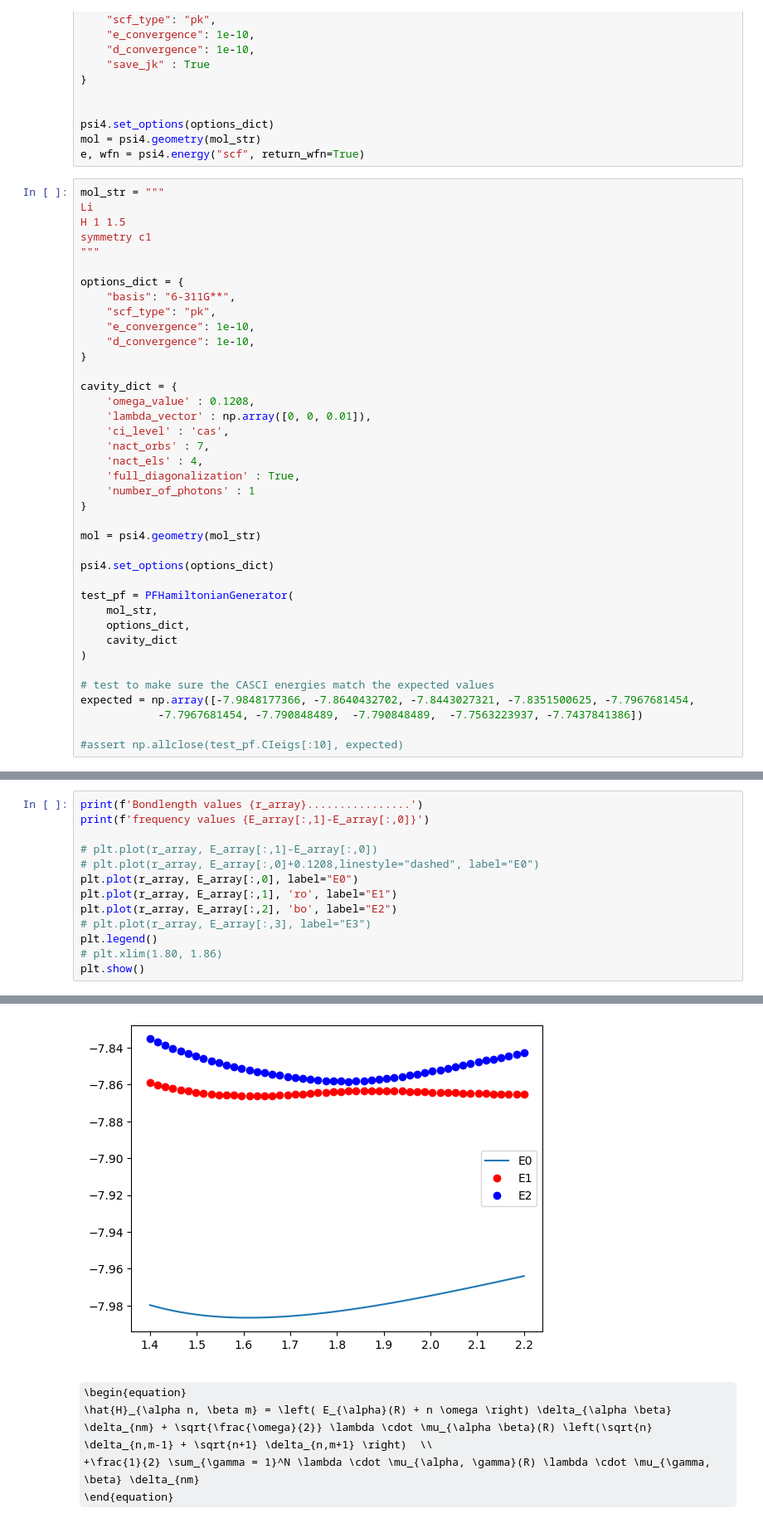
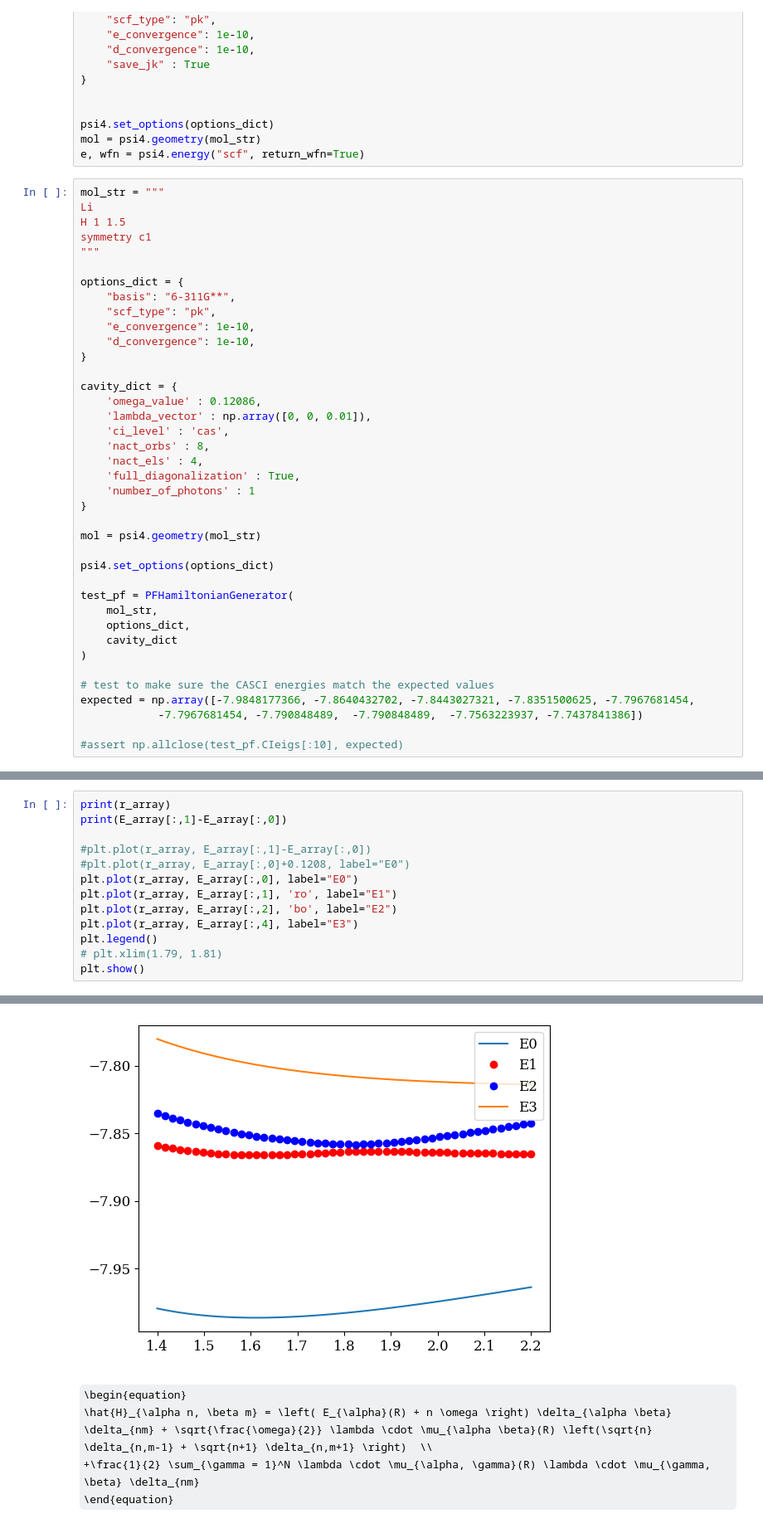
Before and after one commit to rubymanderna/SCQED-PCQED, a Jupyter notebook: examples/LiH_6311gss_QEDCAS.ipynb, the cells around one changed output, grey strips where cells are left out. Shown: that part at 83% size. Drawn from its saved outputs; the diff is of its cells as text; some formulas as TeX source.

```diff
--- a/examples/LiH_6311gss_QEDCAS.ipynb
+++ b/examples/LiH_6311gss_QEDCAS.ipynb
@@ -43,10 +43,10 @@ options_dict = {
 }
 
 cavity_dict = {
-    'omega_value' : 0.1208,
+    'omega_value' : 0.12086,
     'lambda_vector' : np.array([0, 0, 0.01]),
     'ci_level' : 'cas',
-    'nact_orbs' : 7,
+    'nact_orbs' : 8,
     'nact_els' : 4,
     'full_diagonalization' : True,
     'number_of_photons' : 1
@@ -153,14 +152,14 @@ from matplotlib import pyplot as plt
 # %%
-print(f'Bondlength values {r_array}................')
-print(f'frequency values {E_array[:,1]-E_array[:,0]}')
+print(r_array)
+print(E_array[:,1]-E_array[:,0])
 
-# plt.plot(r_array, E_array[:,1]-E_array[:,0])
-# plt.plot(r_array, E_array[:,0]+0.1208,linestyle="dashed", label="E0")
+#plt.plot(r_array, E_array[:,1]-E_array[:,0])
+#plt.plot(r_array, E_array[:,0]+0.1208, label="E0")
 plt.plot(r_array, E_array[:,0], label="E0")
 plt.plot(r_array, E_array[:,1], 'ro', label="E1")
 plt.plot(r_array, E_array[:,2], 'bo', label="E2")
-# plt.plot(r_array, E_array[:,3], label="E3")
+plt.plot(r_array, E_array[:,4], label="E3")
 plt.legend()
-# plt.xlim(1.80, 1.86)
+# plt.xlim(1.79, 1.81)
 plt.show()
 # %% [output]
@@ -175,4 +174,4 @@ frequency values [0.1206646651 0.1206572462 0.120649095  0.120640122  0.12063022
-[figure, old version]
+[figure, new version]
 # %% [markdown]
 \begin{equation}
 \hat{H}_{\alpha n, \beta m} = \left( E_{\alpha}(R) + n \omega \right) \delta_{\alpha \beta} \delta_{nm} + \sqrt{\frac{\omega}{2}} \lambda \cdot \mu_{\alpha \beta}(R) \left(\sqrt{n} \delta_{n,m-1} + \sqrt{n+1} \delta_{n,m+1} \right)  \\
```
Also changed, not shown: parts of 7 cells of this notebook, 41 other files.
